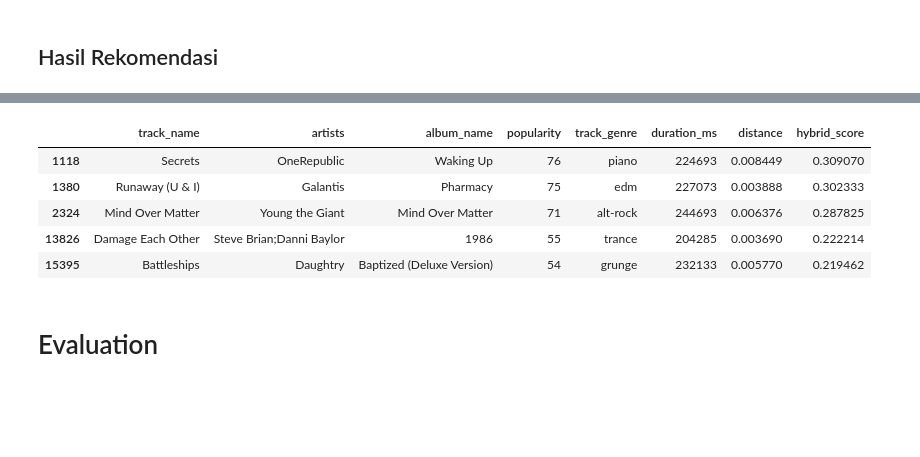
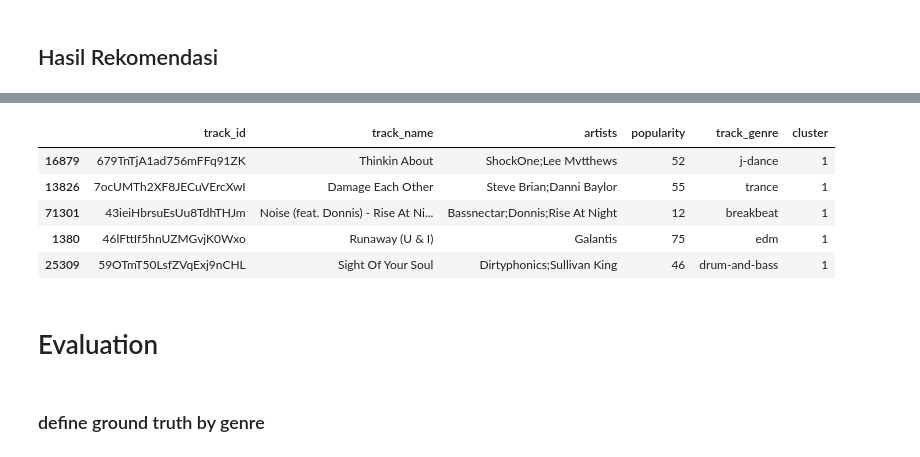
Before and after one commit to reesa-rahayu/spotify-recommender, a Jupyter notebook: notebook.ipynb, the cells around one changed output, grey strips where cells are left out. Cells and saved outputs as stored; diff of their text form; code cells hidden in the pictures; blank space fills up the shorter version.

```diff
--- a/notebook.ipynb
+++ b/notebook.ipynb
@@ -500,5 +550,7 @@ PCA feature shape: (80533, 9)
 # %% [markdown]
 # Modelling
+# %%
+output_columns = ['track_id', 'track_name', 'artists', 'popularity', 'track_genre', 'cluster']
 # %% [markdown]
 ## Popularity Based Recommendations
 # %%
@@ -536,10 +591,14 @@ def knn_based_recommendations(input_song_name, num_recommendations=5):
     distances, indices = knn_model.kneighbors(input_song_vector, n_neighbors=num_recommendations + 10)
     similar_song_indices = indices[0][1:]  # Exclude the first index (the song itself)
 
-    knn_based_recommendations = data.iloc[similar_song_indices][['track_name', 'artists', 'album_name', 'popularity', 'track_genre', 'duration_ms']]
+    knn_based_recommendations = data.iloc[similar_song_indices][output_columns]
     knn_based_recommendations['distance'] = distances[0][1:]  # Exclude the first distance (the song itself)
 
     # Delete duplicate songs
     knn_based_recommendations.drop_duplicates(subset=['track_name'])
+    knn_based_recommendations.sort_values(by='distance', ascending=True)
 
-    return knn_based_recommendations.sort_values(by='distance', ascending=True).head(num_recommendations)
+    df = knn_based_recommendations.head(num_recommendations)
+    ids = df['track_id'].tolist()
+
+    return df, ids
@@ -617,17 +623,32 @@ def hybrid_recommendation(input_song_name, num_recommendations=5):
     if input_song_name not in data['track_name'].values:
         raise ValueError(f"The song '{input_song_name}' is not in the dataset.")
 
-    # filter by cluster
-    candidate_songs = data[data['cluster'] == data.loc[data['track_name'] == input_song_name, 'cluster'].values[0]]
+    # KNN model for similarity
+    knn_model = NearestNeighbors(n_neighbors=num_recommendations, metric='cosine')
+    knn_model.fit(pca_features)
 
-    # KNN model for similarity
-    candidate_songs = knn_based_recommendations(input_song_name, num_recommendations=num_recommendations*3)
+    # Get the index of the input song
+    input_song_index = data[data['track_name'] == input_song_name].index[0]
+    input_song_vector = pca_features[input_song_index].reshape(1, -1)
+
+    distances, indices = knn_model.kneighbors(input_song_vector, n_neighbors=num_recommendations + 10)
+    similar_song_indices = indices[0][1:]  # Exclude the first index (the song itself)
+
+    knn_based_recommendations = data.iloc[similar_song_indices][output_columns]
+    knn_based_recommendations['distance'] = distances[0][1:]  # Exclude the first distance (the song itself)
+
+    candidate_songs = knn_based_recommendations
+
+    # Looking song with the same cluster
+    candidate_songs = candidate_songs[candidate_songs['cluster'] == data.loc[data['track_name'] == input_song_name, 'cluster'].values[0]]
 
     # Sort by popularity and similarity (hybrid ranking)
     candidate_songs['hybrid_score'] = 0.6 * candidate_songs['distance'] + 0.4 * (candidate_songs['popularity'] / 100)
+    candidate_songs.sort_values(by='hybrid_score', ascending=False)
+    df = candidate_songs[output_columns].head(num_recommendations)
+    ids = df['track_id'].tolist()
 
-    # Return top N based on the hybrid score
-    return candidate_songs.sort_values(by='hybrid_score', ascending=False).head(num_recommendations)
+    return df, ids
 # %% [markdown]
 ## Hasil Rekomendasi
 # %%
@@ -670,11 +697,14 @@ cluster_based_recommendations(input_song_name, num_recommendations=5)
 # %%
-hybrid_recommendation(input_song_name, num_recommendations=5)
+hybrid_pred, hybrid_ids = hybrid_recommendation(input_song_name, num_recommendations=5)
+hybrid_pred
 # %% [output]
-|  | track_name | artists | album_name | popularity | track_genre | duration_ms | distance | hybrid_score |
-| 1118 | Secrets | OneRepublic | Waking Up | 76 | piano | 224693 | 0.008449 | 0.309070 |
-| 1380 | Runaway (U & I) | Galantis | Pharmacy | 75 | edm | 227073 | 0.003888 | 0.302333 |
-| 2324 | Mind Over Matter | Young the Giant | Mind Over Matter | 71 | alt-rock | 244693 | 0.006376 | 0.287825 |
-| 13826 | Damage Each Other | Steve Brian;Danni Baylor | 1986 | 55 | trance | 204285 | 0.003690 | 0.222214 |
-| 15395 | Battleships | Daughtry | Baptized (Deluxe Version) | 54 | grunge | 232133 | 0.005770 | 0.219462 |
+|  | track_id | track_name | artists | popularity | track_genre | cluster |
+| 16879 | 679TnTjA1ad756mFFq91ZK | Thinkin About | ShockOne;Lee Mvtthews | 52 | j-dance | 1 |
+| 13826 | 7ocUMTh2XF8JECuVErcXwI | Damage Each Other | Steve Brian;Danni Baylor | 55 | trance | 1 |
+| 71301 | 43ieiHbrsuEsUu8TdhTHJm | Noise (feat. Donnis) - Rise At Ni... | Bassnectar;Donnis;Rise At Night | 12 | breakbeat | 1 |
+| 1380 | 46lFttIf5hnUZMGvjK0Wxo | Runaway (U & I) | Galantis | 75 | edm | 1 |
+| 25309 | 59OTmT50LsfZVqExj9nCHL | Sight Of Your Soul | Dirtyphonics;Sullivan King | 46 | drum-and-bass | 1 |
 # %% [markdown]
 # Evaluation
+# %% [markdown]
+### define ground truth by genre
```
Also changed, not shown: parts of 31 cells of this notebook.
